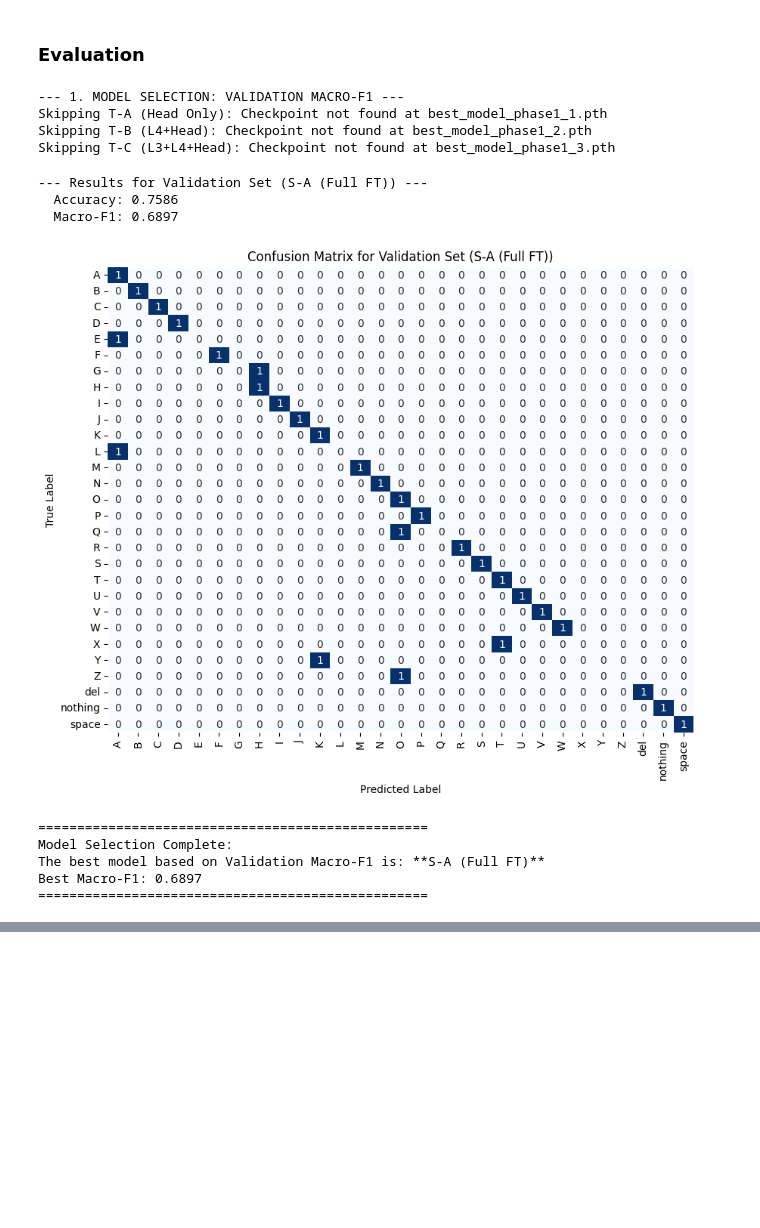
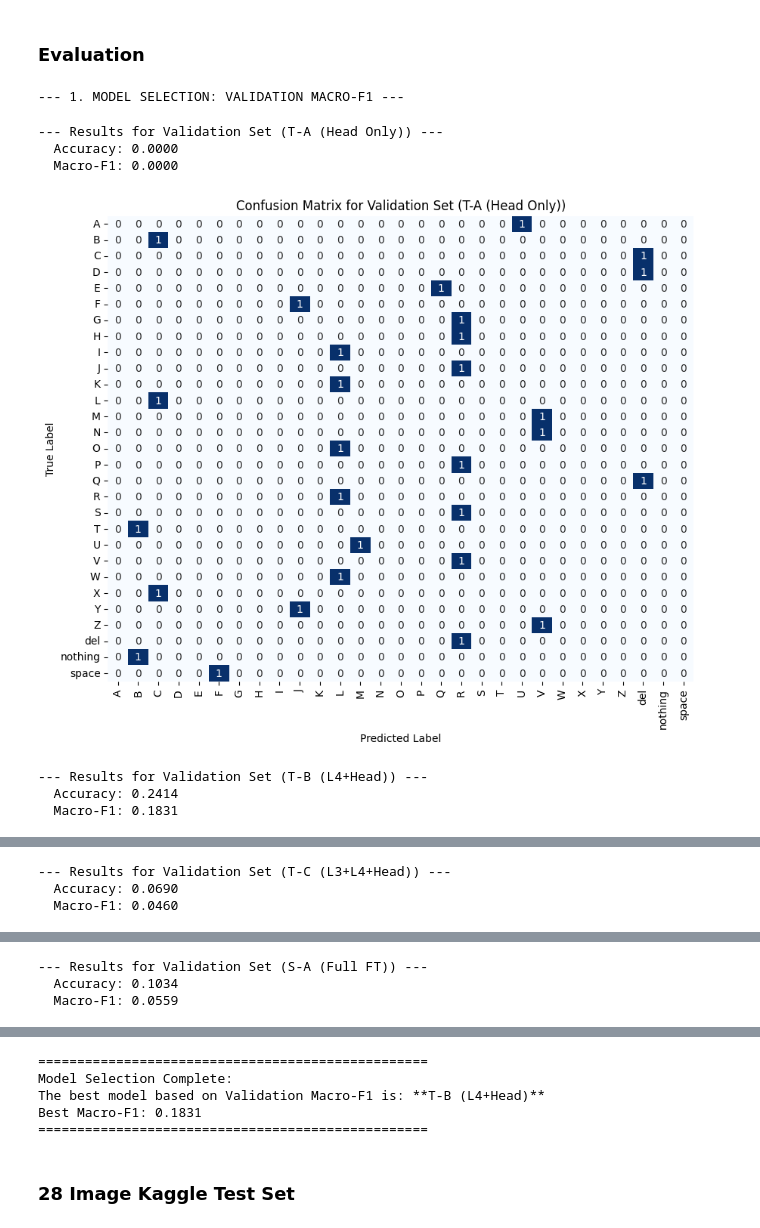
Before and after one commit to TejasTadikonda04/sign-language-recognition, a Jupyter notebook: static_asl_recognition.ipynb, the cells around one changed output, grey strips where cells are left out. Cells and saved outputs as stored; diff of their text form; code cells hidden in the pictures; blank space fills up the shorter version.

Commit message:
Updated main
Implemented GridSearchCV and 28 image test set evaluation.

```diff
--- a/static_asl_recognition.ipynb
+++ b/static_asl_recognition.ipynb
@@ -594,8 +410,14 @@ def evaluate_full_metrics(model, loader, phase_name, class_names):
 
     # --- Metrics Calculation ---
     accuracy = (np.array(all_preds) == np.array(all_labels)).mean()
-    macro_f1 = f1_score(all_labels, all_preds, average='macro')
-    cm = confusion_matrix(all_labels, all_preds)
+    # Note: Ensure zero_division=0 is used to prevent warnings/errors if some classes are missing.
+    macro_f1 = f1_score(all_labels, all_preds, average='macro', zero_division=0)
+
+    # --- FIX: Force Confusion Matrix to full size (29x29) ---
+    # We use list(range(len(class_names))) which should be [0, 1, ..., 28]
+    # This ensures the resulting matrix 'cm' will be 29x29, matching the length of class_names.
+    EXPECTED_LABELS = list(range(len(class_names)))
+    cm = confusion_matrix(all_labels, all_preds, labels=EXPECTED_LABELS)
 
     print(f"\n--- Results for {phase_name} ---")
     print(f"  Accuracy: {accuracy:.4f}")
@@ -603,6 +425,7 @@ def evaluate_full_metrics(model, loader, phase_name, class_names):
 
     # --- Confusion Matrix Plotting ---
     plt.figure(figsize=(10, 8))
+    # This line now works because cm (29x29) matches class_names (length 29)
     cm_df = pd.DataFrame(cm, index=class_names, columns=class_names)
     sns.heatmap(cm_df, annot=True, fmt='d', cmap='Blues', cbar=False)
     plt.title(f'Confusion Matrix for {phase_name}')
@@ -613,10 +436,10 @@ def evaluate_full_metrics(model, loader, phase_name, class_names):
     return accuracy, macro_f1
 # %%
 MODEL_CHECKPOINTS = {
-    "T-A (Head Only)": 'best_model_phase1_1.pth',
-    "T-B (L4+Head)": 'best_model_phase1_2.pth',
-    "T-C (L3+L4+Head)": 'best_model_phase1_3.pth',
-    "S-A (Full FT)": 'best_model_phase1_4.pth',
+    "T-A (Head Only)": 'TA_HeadOnly_best.pth',
+    "T-B (L4+Head)": 'TB_L4Head_best.pth',
+    "T-C (L3+L4+Head)": 'TC_L34Head_best.pth',
+    "S-A (Full FT)": 'SA_FullFT_best.pth',
 }
 
 best_overall_f1 = -1.0
@@ -628,42 +451,37 @@ print("--- 1. MODEL SELECTION: VALIDATION MACRO-F1 ---")
 for model_id, path in MODEL_CHECKPOINTS.items():
     if not os.path.exists(path):
         print(f"Skipping {model_id}: Checkpoint not found at {path}")
         continue
 
     # Load model weights
     model.load_state_dict(torch.load(path))
 
     # Evaluate on Validation Set
     val_acc, val_f1 = evaluate_full_metrics(
         model,
         val_loader,
         f"Validation Set ({model_id})",
         val_ds.classes
     )
 
     results[model_id] = {'Accuracy': val_acc, 'Macro-F1': val_f1}
 
     if val_f1 > best_overall_f1:
         best_overall_f1 = val_f1
         best_model_id = model_id
         best_checkpoint_path = path
 
 print("\n" + "="*50)
 print(f"Model Selection Complete:")
 print(f"The best model based on Validation Macro-F1 is: **{best_model_id}**")
 print(f"Best Macro-F1: {best_overall_f1:.4f}")
 print("="*50)
 # %% [output]
 --- 1. MODEL SELECTION: VALIDATION MACRO-F1 ---
-Skipping T-A (Head Only): Checkpoint not found at best_model_phase1_1.pth
-Skipping T-B (L4+Head): Checkpoint not found at best_model_phase1_2.pth
-Skipping T-C (L3+L4+Head): Checkpoint not found at best_model_phase1_3.pth
---- Results for Validation Set (S-A (Full FT)) ---
-  Accuracy: 0.7586
-  Macro-F1: 0.6897
+--- Results for Validation Set (T-A (Head Only)) ---
+  Accuracy: 0.0000
+  Macro-F1: 0.0000
-[figure, old version]
+[figure, new version]
-==================================================
-Model Selection Complete:
-The best model based on Validation Macro-F1 is: **S-A (Full FT)**
-Best Macro-F1: 0.6897
-==================================================
+--- Results for Validation Set (T-B (L4+Head)) ---
+  Accuracy: 0.2414
+  Macro-F1: 0.1831
@@ -669,0 +489,3 @@ Best Macro-F1: 0.6897
+--- Results for Validation Set (T-C (L3+L4+Head)) ---
+  Accuracy: 0.0690
+  Macro-F1: 0.0460
@@ -669,0 +493,3 @@ Best Macro-F1: 0.6897
+--- Results for Validation Set (S-A (Full FT)) ---
+  Accuracy: 0.1034
+  Macro-F1: 0.0559
@@ -669,0 +497,7 @@ Best Macro-F1: 0.6897
+==================================================
+Model Selection Complete:
+The best model based on Validation Macro-F1 is: **T-B (L4+Head)**
+Best Macro-F1: 0.1831
+==================================================
+# %% [markdown]
+### 28 Image Kaggle Test Set
```
Also changed, not shown: parts of 22 cells of this notebook.
